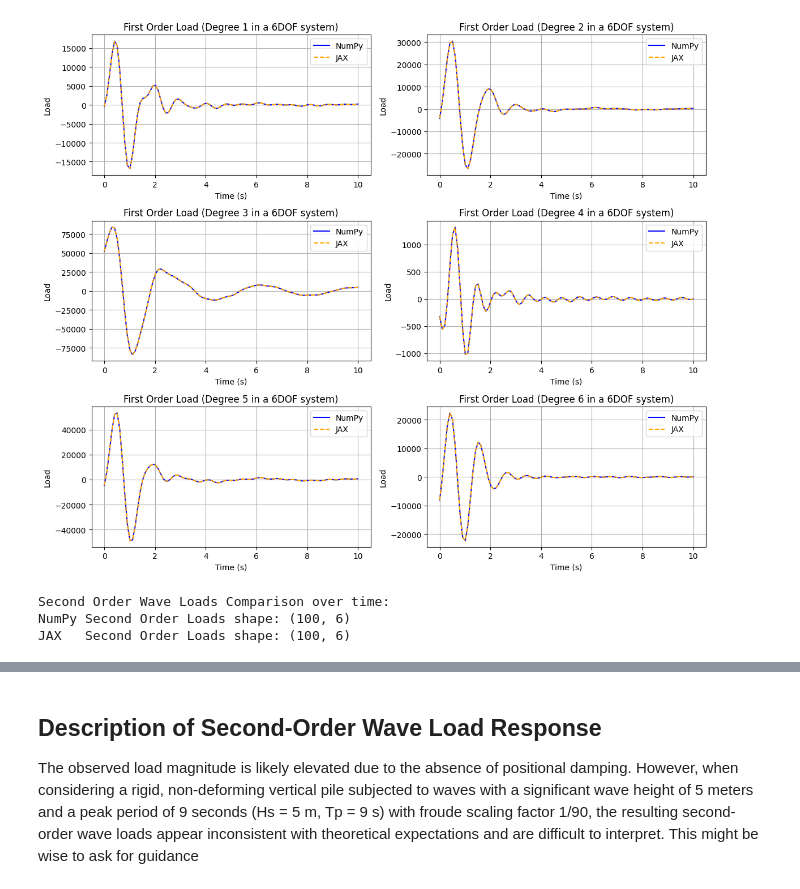
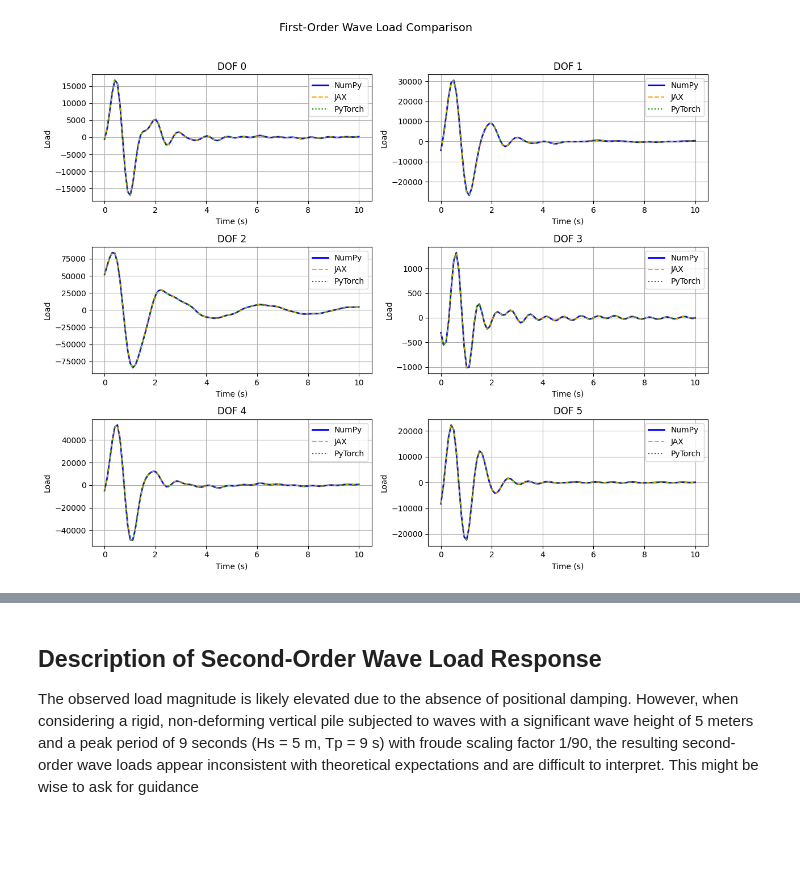
Before and after one commit to kristmro/McHorcrux, a Jupyter notebook: demos/demo_compare/compare_wave_load.ipynb, the cells around one changed output, grey strips where cells are left out. Cells and saved outputs as stored; diff of their text form; code cells hidden in the pictures; blank space fills up the shorter version.

```diff
--- a/demos/demo_compare/compare_wave_load.ipynb
+++ b/demos/demo_compare/compare_wave_load.ipynb
@@ -41,10 +43,10 @@ from jax_core.simulator.waves.wave_load_jax_jit import rao_interp as jax_rao_int
 
 # Simulation parameters for wave properties
 hs    = 5.0 / 90.0  # Significant wave height [m]
-tp    = 17.0 * np.sqrt(1 / 90.0)  # Peak period [s]
+tp    = 17.0 * math.sqrt(1 / 90.0)  # Peak period [s]
 gamma = 3.3  # JONSWAP peak factor
 
-wp   = 2 * np.pi / tp   # Peak frequency [rad/s]
+wp   = 2 * math.pi / tp   # Peak frequency [rad/s]
 wmin = 0.5 * wp
 wmax = 3.0 * wp
 N    = 100             # Number of wave components
@@ -52,7 +54,7 @@ N    = 100             # Number of wave components
 # Generate frequency arrays for NumPy, JAX, and PyTorch
 freqs_np = np.linspace(wmin, wmax, N)
 freqs_jax = jnp.linspace(wmin, wmax, N)
-freqs_pytorch = np.linspace(wmin, wmax, N)
+freqs_torch = torch.linspace(wmin, wmax, N)
 
 # Dummy wave spectrum data is used (actual spectrum not needed for QTF interpolation)
 dw = (wmax - wmin) / N
@@ -60,18 +62,22 @@ dw = (wmax - wmin) / N
 # note: the QTF computation does not use the amplitudes.
 wave_spectrum_np = np.ones(N)
 wave_spectrum_jax = jnp.ones(N)
+wave_spectrum_torch = torch.ones(N)
 wave_amps_np = np.sqrt(2.0 * wave_spectrum_np * dw)
 wave_amps_jax = jnp.sqrt(2.0 * wave_spectrum_jax * dw)
+wave_amps_torch = torch.sqrt(2.0 * wave_spectrum_torch * dw)
 
 # Fixed phases (linearly spaced) for reproducible results
 # NBNBNB!! not random and not how one would do it normally
 # it should be random.uniform(0, 2*np.pi, N)
-rand_phase_np = np.linspace(0, 2 * np.pi, N, endpoint=False)
-rand_phase_jax = jnp.linspace(0, 2 * jnp.pi, N, endpoint=False)
+rand_phase_np = np.linspace(0, 2 * np.pi, N)
+rand_phase_jax = jnp.linspace(0, 2 * jnp.pi, N)
+rand_phase_torch = torch.linspace(0, 2 * np.pi, N)
 
 # Constant incident wave angles (e.g. 45°)
 wave_angles_np = np.ones(N) * (np.pi / 4)
 wave_angles_jax = jnp.ones(N) * (jnp.pi / 4)
+wave_angles_torch = torch.ones(N) * (np.pi / 4)
 
 # Configuration file path (update this path as needed)
 config_file = "/home/kmroen/miniconda3/envs/tensor/lib/python3.9/site-packages/mclsimpy/vessel_data/CSAD/vessel_json.json"  # Ensure this file exists and is compatible with both versions
@@ -558,42 +751,20 @@ JAX   First Order Loads shape: (100, 6)
 # %%
 # plot the first order loads
-fig, axes = plt.subplots(3, 2, figsize=(12, 10))
+fig_fo, axes_fo = plt.subplots(3, 2, figsize=(12, 10))
+fig_fo.suptitle("First-Order Wave Load Comparison", fontsize=14)
 for i in range(3):
     for j in range(2):
-        # Plot NumPy first order loads
-        axes[i, j].plot(time_vals, np_first_order_loads[:, i*2+j], label="NumPy", color='blue')
-        # Plot JAX first order loads
-        axes[i, j].plot(time_vals, jax_first_order_loads_all[:, i*2+j], label="JAX", linestyle='--', color='orange')
-        axes[i, j].set_title(f"First Order Load (Degree {i*2+j+1} in a 6DOF system)")
-        axes[i, j].set_xlabel("Time (s)")
-        axes[i, j].set_ylabel("Load")
-        axes[i, j].legend()
-        axes[i, j].grid()
-plt.tight_layout()
+        dof_idx = i * 2 + j
+        ax = axes_fo[i, j]
+        ax.plot(time_vals, np_first_order_loads[:, dof_idx], label="NumPy", color='blue', linewidth=2)
+        ax.plot(time_vals, jax_first_order_loads_all[:, dof_idx], label="JAX", linestyle='--', color='orange', linewidth=1.5)
+        ax.plot(time_vals, torch_first_order_loads_all[:, dof_idx], label="PyTorch", linestyle=':', color='green', linewidth=1.5)
+        ax.set_title(f"DOF {dof_idx}")
+        ax.set_xlabel("Time (s)")
+        ax.set_ylabel("Load")
+        ax.legend()
+        ax.grid(True)
+plt.tight_layout(rect=[0, 0, 1, 0.96])
 plt.show()
-# =============================================================================
 # %% [output]
-[figure, old version]
+[figure, new version]
-# %%
-# =============================================================================
-# Compare Second-Order Wave Loads over a range of time
-# =============================================================================
-
-# Create an array of time values (for example, 0 to 10 seconds, 100 points)
-time_vals = np.linspace(0, 10, num=100)
-eta_test = np.zeros(6)
-
-# Compute second order loads for each time using the NumPy method.
-np_second_order_loads = np.array([numpy_wl_geo.second_order_loads(t, eta_test[-1]) for t in time_vals])
-
-# Compute second order loads for each time using the JAX method.
-jax_second_order_loads_all = np.array([np.array(jax_second_order_loads(t, jnp.array(eta_test[-1]), jax_wl_geo))
-                                       for t in time_vals])
-
-print("\nSecond Order Wave Loads Comparison over time:")
-print("NumPy Second Order Loads shape:", np_second_order_loads.shape)
-print("JAX   Second Order Loads shape:", jax_second_order_loads_all.shape)
-# %% [output]
-Second Order Wave Loads Comparison over time:
-NumPy Second Order Loads shape: (100, 6)
-JAX   Second Order Loads shape: (100, 6)
```
Also changed, not shown: parts of 18 cells of this notebook, 3 other files.
